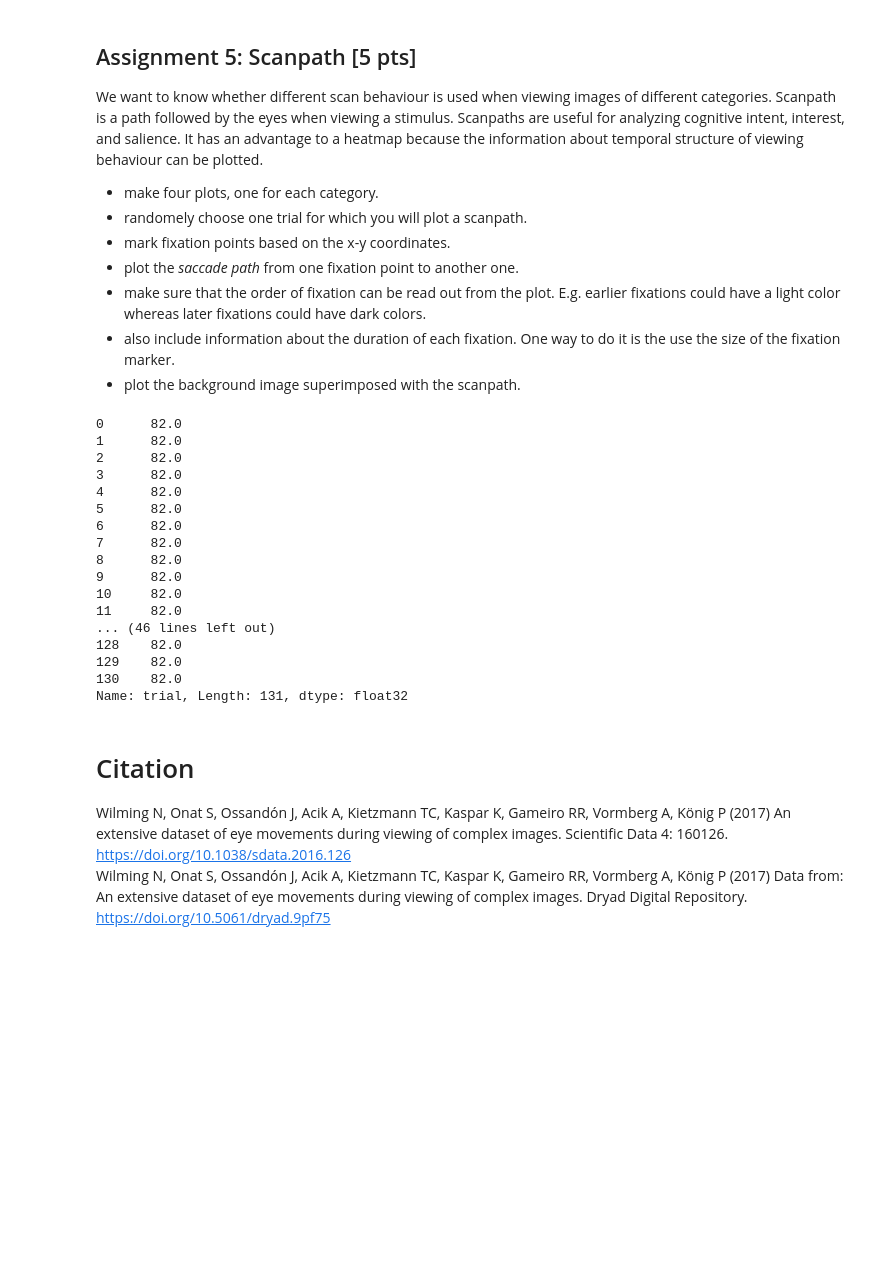
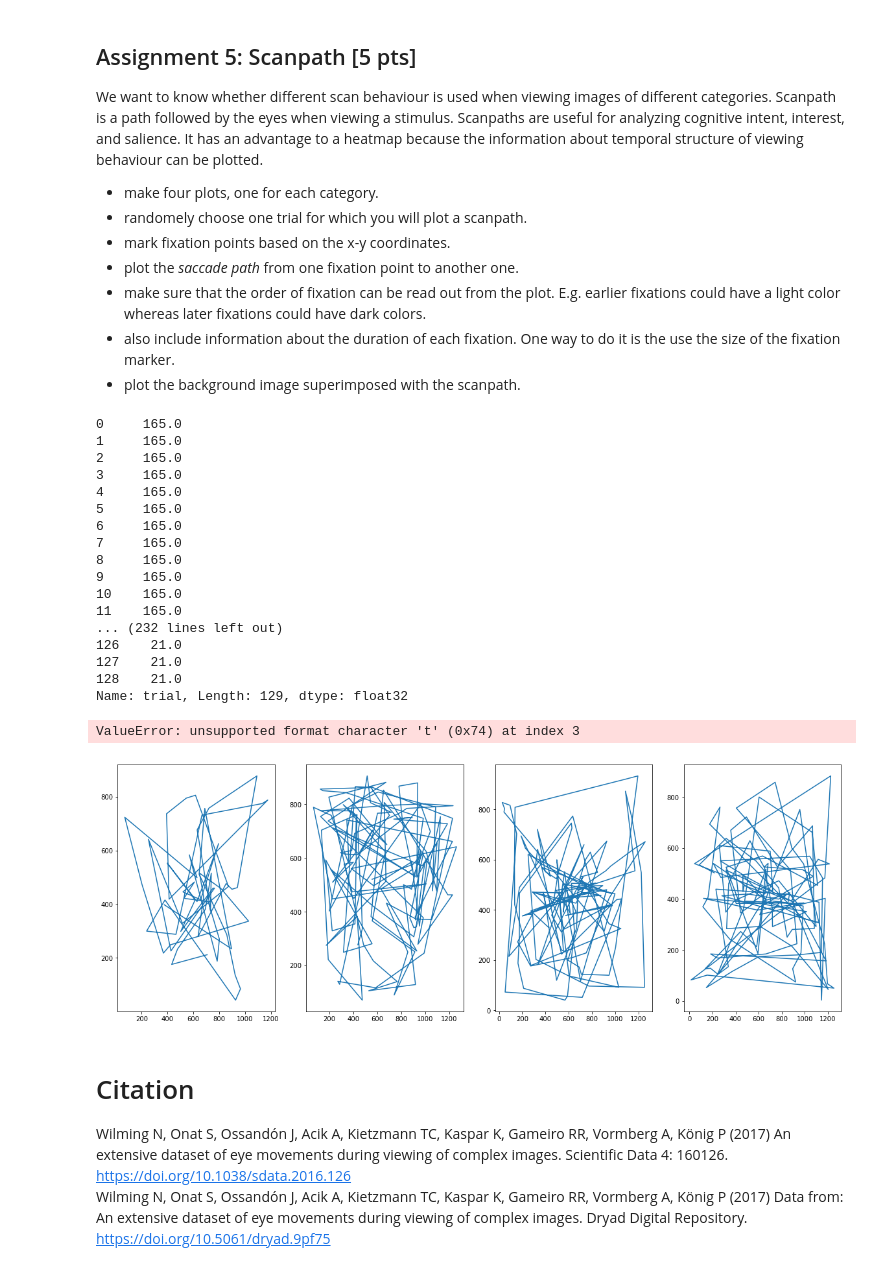
Before and after one commit to NBP-ACC/week-7-acc10, a Jupyter notebook: Sheet05.ipynb, the cells around one changed output. Drawn from its saved outputs; the diff is of its cells as text; code cells hidden in the pictures; blank space fills up the shorter version.

```diff
--- a/Sheet05.ipynb
+++ b/Sheet05.ipynb
@@ -395,35 +449,58 @@ We want to know whether different scan behaviour is used when viewing images of
 - also include information about the duration of each fixation. One way to do it is the use the size of the fixation marker.
 - plot the background image superimposed with the scanpath.
 # %%
-#fig, axes = plt.subplots(ncols=4, figsize=(20, 7))
+fig, axes = plt.subplots(ncols=4, figsize=(20, 7))
 
 # get random trial sample for each category
 rnd_smpl_07 = category_07[category_07.trial == np.random.choice(category_07['trial'].unique())].reset_index(drop=True)
 rnd_smpl_08 = category_08[category_08.trial == np.random.choice(category_08['trial'].unique())].reset_index(drop=True)
 rnd_smpl_10 = category_10[category_10.trial == np.random.choice(category_10['trial'].unique())].reset_index(drop=True)
 rnd_smpl_11 = category_11[category_11.trial == np.random.choice(category_11['trial'].unique())].reset_index(drop=True)
 
+print(rnd_smpl_07['trial'])
+print(rnd_smpl_08['trial'])
+print(rnd_smpl_10['trial'])
+print(rnd_smpl_11['trial'])
+
+axes[0].plot(rnd_smpl_07['x'],rnd_smpl_07['y'])
+axes[1].plot(rnd_smpl_08['x'],rnd_smpl_08['y'])
+axes[2].plot(rnd_smpl_10['x'],rnd_smpl_10['y'])
+axes[3].plot(rnd_smpl_11['x'],rnd_smpl_11['y'])
+
+#print(rnd_smpl_07.get_value(index=0, col='trial'))
+
+img07 = matplotlib.image.imread('7/%trial' %rnd_smpl_07.get_value(index=0, col='trial'))
+img08 = matplotlib.image.imread('8/%trial' %rnd_smpl_08.get_value(index=0, col='trial'))
+img10 = matplotlib.image.imread('10/%trial' %rnd_smpl_10.get_value(index=0, col='trial'))
+img11 = matplotlib.image.imread('11/%trial' %rnd_smpl_11.get_value(index=0, col='trial'))
+
+axes[0].imshow(img07,alpha=0.2)
+axes[1].imshow(img08,alpha=0.2)
+axes[2].imshow(img10,alpha=0.2)
+axes[3].imshow(img11,alpha=0.2)
 
 #random_sample07 = category_07['trial'].sample()
 #print(random_sample07)
 # %% [output]
-0      82.0
-1      82.0
-2      82.0
-3      82.0
-4      82.0
-5      82.0
-6      82.0
-7      82.0
-8      82.0
-9      82.0
-10     82.0
-11     82.0
-... (46 lines left out)
-128    82.0
-129    82.0
-130    82.0
-Name: trial, Length: 131, dtype: float32
+0     165.0
+1     165.0
+2     165.0
+3     165.0
+4     165.0
+5     165.0
+6     165.0
+7     165.0
+8     165.0
+9     165.0
+10    165.0
+11    165.0
+... (232 lines left out)
+126    21.0
+127    21.0
+128    21.0
+Name: trial, Length: 129, dtype: float32
+ValueError: unsupported format character 't' (0x74) at index 3
+[figure, added]
 # %% [markdown]
 # Citation
 Wilming N, Onat S, Ossandón J, Acik A, Kietzmann TC, Kaspar K, Gameiro RR, Vormberg A, König P (2017) An extensive dataset of eye movements during viewing of complex images. Scientific Data 4: 160126. https://doi.org/10.1038/sdata.2016.126
```
Also changed, not shown: parts of 4 cells of this notebook.
